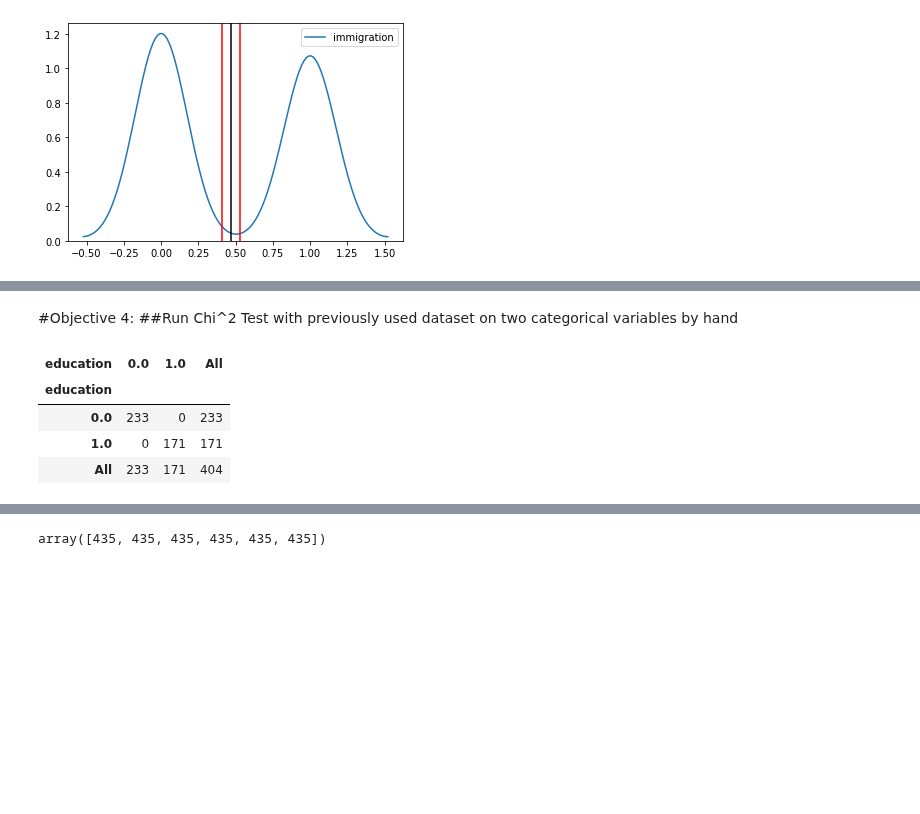
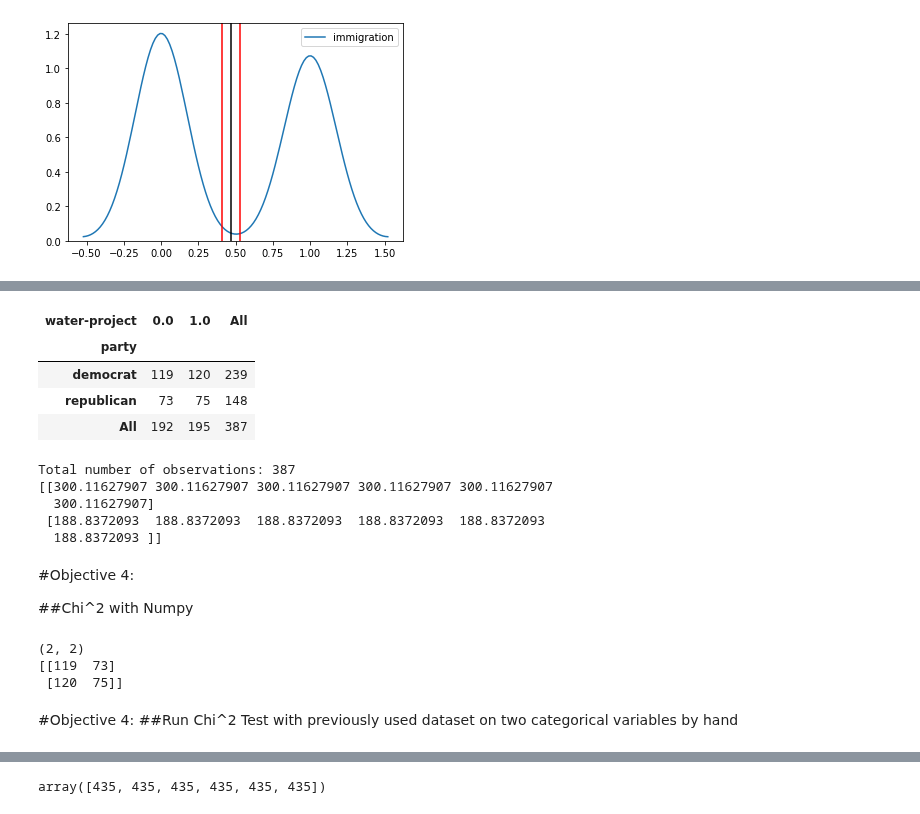
Before and after one commit to bloominstituteoftechnology/DS-Unit-1-Sprint-2-Statistics, a Jupyter notebook: module2/LS_DS_122_Sampling_Confidence_Intervals_and_Hypothesis_Testing_Assignment.ipynb, the cells around one changed output, grey strips where cells are left out. Saved outputs shown, nothing was run; the diff lists cells and outputs as text; code cells hidden in the pictures; blank space fills up the shorter version.

```diff
--- a/module2/LS_DS_122_Sampling_Confidence_Intervals_and_Hypothesis_Testing_Assignment.ipynb
+++ b/module2/LS_DS_122_Sampling_Confidence_Intervals_and_Hypothesis_Testing_Assignment.ipynb
@@ -216,15 +283,56 @@ print(chisquare(dep_obs, axis=None))
+# %%
+# Calculating contingency table (totals) with margins
+#'n':0, 'y':1
+contingency_table = pd.crosstab(
+    vote_by_party['party'],
+    vote_by_party['water-project'],
+    margins = True)
+
+contingency_table
+# %% [output]
+| water-project | 0.0 | 1.0 | All |
+| party |  |  |  |
+| democrat | 119 | 120 | 239 |
+| republican | 73 | 75 | 148 |
+| All | 192 | 195 | 387 |
+# %%
+total = contingency_table.loc['All', 'All']
+print("Total number of observations:", total)
+
+expected = []
+for i in range(len(row_sums)):
+  expected_row = []
+  for column in col_sums:
+    expected_val = column*row_sums[i]/total
+    expected_row.append(expected_val)
+  expected.append(expected_row)
+
+print(np.array(expected))
+
+## Calculating Expected Values for each cell from rows and columns
+# %% [output]
+Total number of observations: 387
+[[300.11627907 300.11627907 300.11627907 300.11627907 300.11627907
+  300.11627907]
+ [188.8372093  188.8372093  188.8372093  188.8372093  188.8372093
+  188.8372093 ]]
+# %% [markdown]
+#Objective 4:
+
+##Chi^2 with Numpy
+# %%
+#getting contingency table w/o margins
+
+contingency = pd.crosstab(vote_by_party['water-project'],
+                          vote_by_party['party'])
+contingency = contingency.values
+
+print(contingency.shape)
+print(contingency)
+# %% [output]
+(2, 2)
+[[119  73]
+ [120  75]]
 # %% [markdown]
 #Objective 4:
 ##Run Chi^2 Test with previously used dataset on two categorical variables by hand
-# %%
-#TLHOURS DO I NEED TO PICK A DIFFERENT DATASET?
-#creating a crosstab with the formatted_df I tidied yesterday
-crosstab = pd.crosstab(df['education'], df['education'], margins=True)
-
-crosstab
-# %% [output]
-| education | 0.0 | 1.0 | All |
-| education |  |  |  |
-| 0.0 | 233 | 0 | 233 |
-| 1.0 | 0 | 171 | 171 |
-| All | 233 | 171 | 404 |
```
Also changed, not shown: parts of 18 cells of this notebook.
